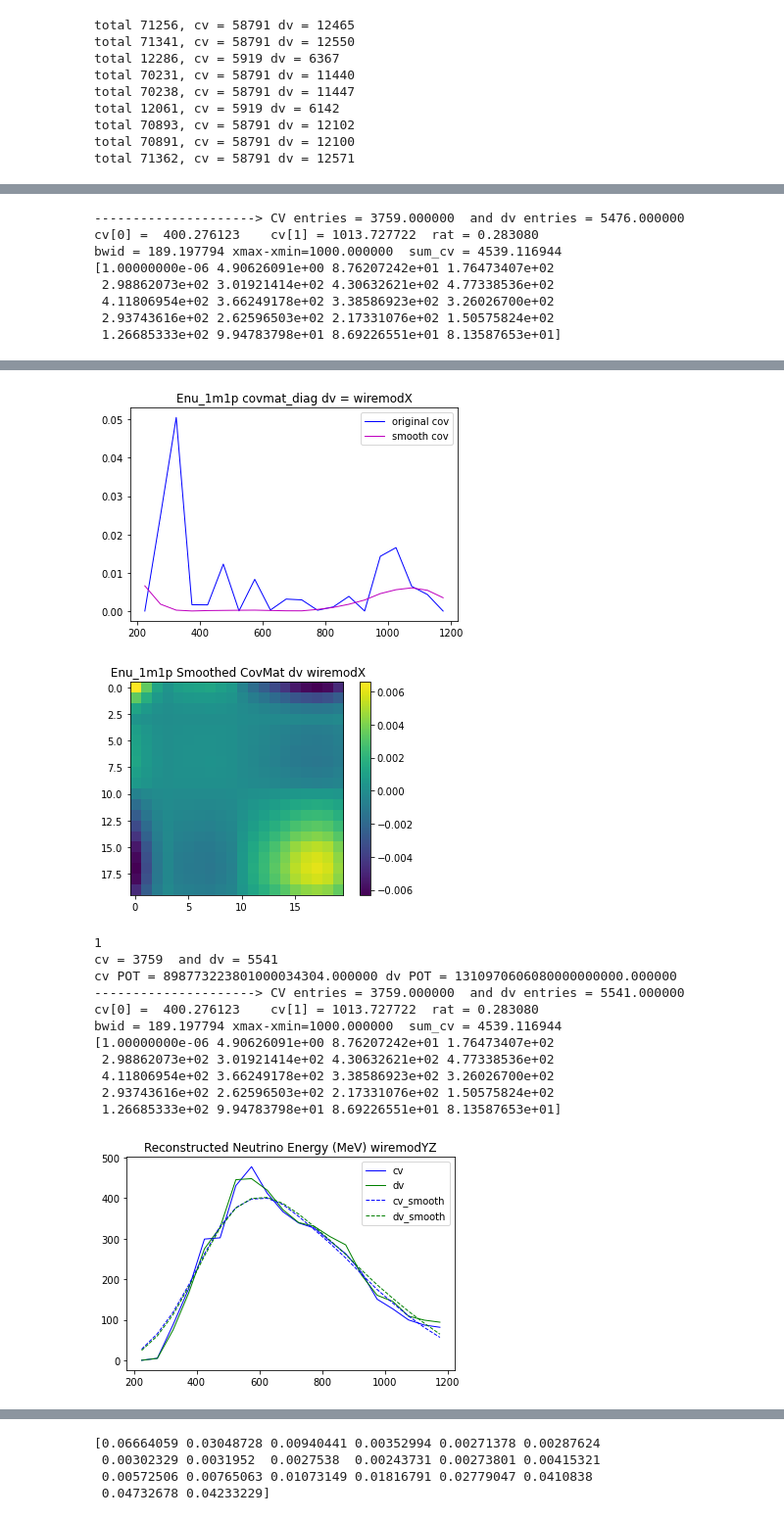
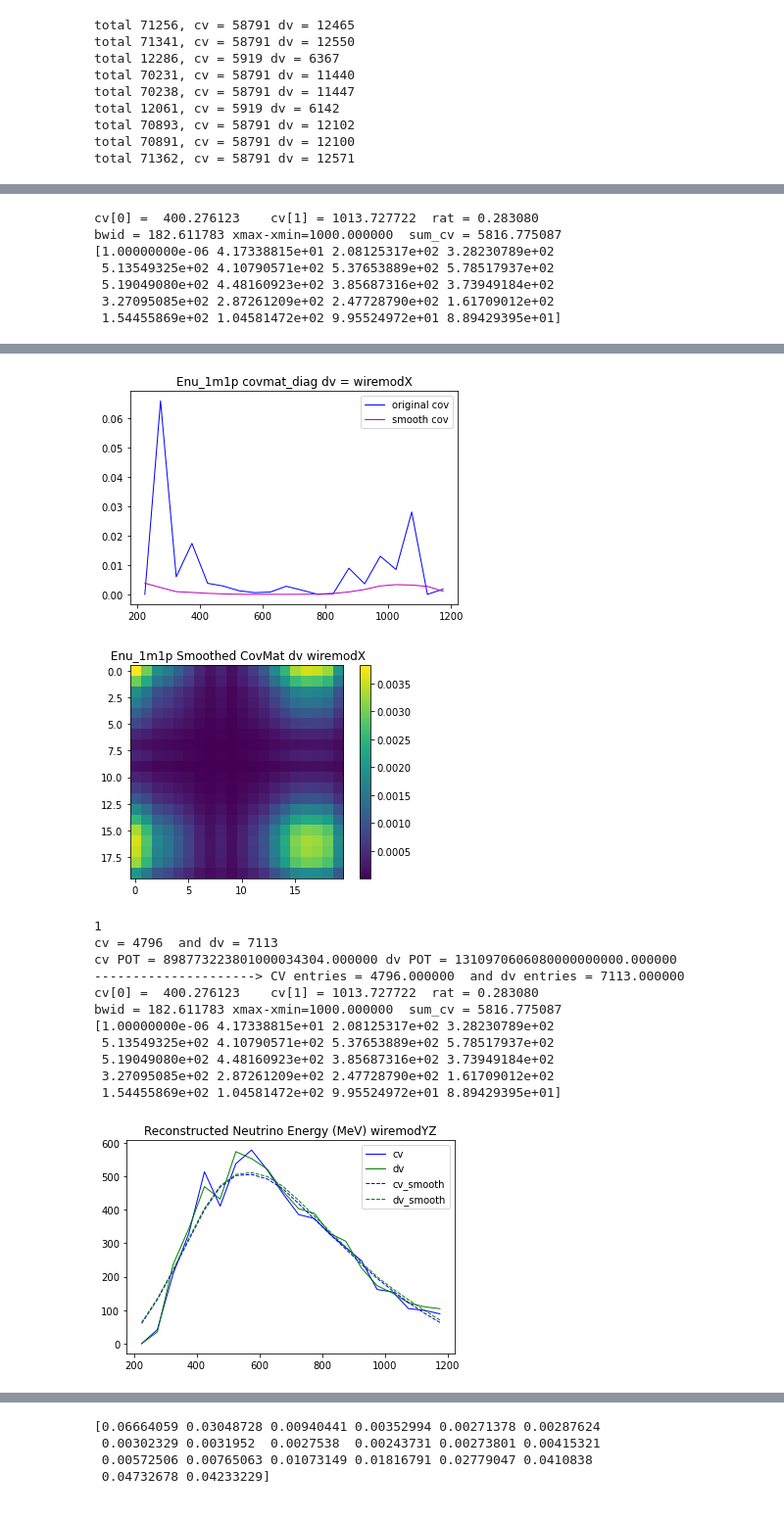
Before and after one commit to LArbys/1L1PSelection, a Jupyter notebook: Notebooks/DetSys.ipynb, the cells around one changed output, grey strips where cells are left out. Shown at 98% size. Drawn from its saved outputs; the diff is of its cells as text; code cells hidden in the pictures.

```diff
--- a/Notebooks/DetSys.ipynb
+++ b/Notebooks/DetSys.ipynb
@@ -29,9 +29,9 @@ Welcome to JupyROOT 6.22/02
 # %%
 datafolder = '../../rootFiles/1mu1p_selection'
 auxfolder = '../aux'
-tag = '2021-03-30'
-plotfolder = '../outputs/PlotDumpsForDavio'+tag
-covfolder = '../outputs/covMatrixForDavio'+tag
+tag = '2021-04-02'
+plotfolder = '../outputs/PlotDumpsComb'+tag
+covfolder = '../outputs/covMatrixComb'+tag
 covtag = 'frac_covar_run3_%s'%tag
 
 
@@ -81,7 +81,7 @@ varListSel = {}
 varListSel['Xreco'] = distVar('Xreco',(15,241.25),14,'Reco Vertex X',datafolder+'/'+covfolder+'/'+covtag+'__x_reco.txt')
 
 
-
+varListSel['sigprobavg'] = distVar('sigprobavg',(0.5,1.0),5,'BDT Average Score',datafolder+'/'+covfolder+'/'+covtag+'__y_reco.txt')
 varListSel['Yreco'] = distVar('Yreco',(-101.5,101.5),14,'Reco Vertex Y',datafolder+'/'+covfolder+'/'+covtag+'__y_reco.txt')
 varListSel['Zreco'] = distVar('Zreco',(15,1021.8),14,'Reco Vertex Z',datafolder+'/'+covfolder+'/'+covtag+'__z_reco.txt')
 varListSel['OpenAng'] = distVar('OpenAng',(.6,2.8),14,'Opening Angle (rads)',datafolder+'/'+covfolder+'/'+covtag+'__openang_reco.txt')
@@ -114,6 +114,3 @@ varListSel['MPID_muon'] = distVar('MPID_muon',(0,1),14,'Muon MPID',datafolder+'/
 varListSel['MPID_proton'] = distVar('MPID_proton',(0,1),14,'Proton MPID',datafolder+'/'+covfolder+'/'+covtag+'__mpid_proton_score.txt')
 varListSel['MPID_gamma'] = distVar('MPID_gamma',(0,1),14,'Gamma MPID',datafolder+'/'+covfolder+'/'+covtag+'__mpid_gamma_score.txt')
 varListSel['MPID_pion'] = distVar('MPID_pion',(0,1),14,'Pion MPID',datafolder+'/'+covfolder+'/'+covtag+'__mpid_pion_score.txt')
-# %%
-for _,dist in varListSel.items(): # loop over all variables
-    print(dist.myname)
@@ -357,6 +336,17 @@ def smooth(cv_list,dv_list,xmin,xmax,dv_name,cv_weights=1,dv_weights=1,ratio=1,n
 
 
     return(smoothCV,smoothDV)
+# %%
+# define cuts
+bdtscore=5
+Ecut = 'Enu_1m1p > 200 and Enu_1m1p<=1200'
+precuts = 'PassPrecuts1m1p==1'
+bdtcuts = ' sigprobavg > .%s'%bdtscore
+morecuts = 'Proton_CosTheta > 0'
+bonuscuts = '(MPID_proton > .9 or Enu_1m1p > 400)'
+#bdtcuts = 'bdt_run3_cosmic < .5 and bdt_run3_nu < .5'
+s_cuts = bonuscuts + ' and ' + Ecut + ' and ' +  bdtcuts + ' and ' +  morecuts + ' and ' +  'isCV ==False'
+s_cuts_cv = bonuscuts + ' and '+ Ecut + ' and ' +  bdtcuts + ' and ' +  morecuts + ' and ' +  'isCV ==True'
 # %%
 run = 'run3'
 f_scaleslist = []
@@ -392,6 +383,7 @@ total 70893, cv = 58791 dv = 12102
 total 70891, cv = 58791 dv = 12100
 total 71362, cv = 58791 dv = 12571
 # %%
+tag = '2021-04-02'
 nbins = 20
 
 if not os.path.exists(plotfolder):
@@ -399,7 +391,10 @@ if not os.path.exists(plotfolder):
 if not os.path.exists(covfolder):
     os.makedirs(covfolder)
 
-histOut = '/home/itran/SLAC_Work/ML/covmat_studies/HistsForCov/numu'
+histOut = '/home/itran/SLAC_Work/ML/covmat_studies/HistsForCov/numu/%s/mu0%d'%(tag,bdtscore)
+if not os.path.exists(histOut):
+    os.makedirs(histOut)
+
 #for dist in varListSel: #[9:10]
 #for _,dist in varListSel.items(): # loop over all variables
 #    var = dist.myname
@@ -409,9 +404,8 @@ for var in (['Enu_1m1p']):#,'Q3_1m1p','Q0_1m1p','Q2_1m1p']):
     plotfolder_tmp = plotfolder+'/'+var
     if not os.path.exists(plotfolder_tmp):
         os.makedirs(plotfolder_tmp)
-        print(plotfolder_tmp)
+
     covfolder_tmp = covfolder+'/'+var
-
     if not os.path.exists(covfolder_tmp):
         os.makedirs(covfolder_tmp)
 #    dist = varListSel['Enu_1m1p']
@@ -467,6 +461,8 @@ for var in (['Enu_1m1p']):#,'Q3_1m1p','Q0_1m1p','Q2_1m1p']):
         h0,_ = np.histogram(var_sys_list,bins=nbins,range=dist.myrange,weights=dv_weights)#cv_scale)
         bincenters = np.diff(binedges)/2 + binedges[:-1]
         h0 = h0 *ratio
+        np.save('%s/1Dhist_Enu_1m1p_run3_%s_CV_reg.npy'%(histOut,names[sysi]), hCV)
+        np.save('%s/1Dhist_Enu_1m1p_run3_%s_DV_reg.npy'%(histOut,names[sysi]),h0)
 
 
         print('--------------------------  Hi There --------------------')
@@ -549,8 +545,7 @@ cv POT = 898773223801000034304.000000 dv POT = 1309153192370000101376.000000
----------------------> CV entries = 3759.000000  and dv entries = 5476.000000
 cv[0] =  400.276123    cv[1] = 1013.727722  rat = 0.283080
-bwid = 189.197794 xmax-xmin=1000.000000  sum_cv = 4539.116944
-[1.00000000e-06 4.90626091e+00 8.76207242e+01 1.76473407e+02
- 2.98862073e+02 3.01921414e+02 4.30632621e+02 4.77338536e+02
- 4.11806954e+02 3.66249178e+02 3.38586923e+02 3.26026700e+02
- 2.93743616e+02 2.62596503e+02 2.17331076e+02 1.50575824e+02
- 1.26685333e+02 9.94783798e+01 8.69226551e+01 8.13587653e+01]
+bwid = 182.611783 xmax-xmin=1000.000000  sum_cv = 5816.775087
+[1.00000000e-06 4.17338815e+01 2.08125317e+02 3.28230789e+02
+ 5.13549325e+02 4.10790571e+02 5.37653889e+02 5.78517937e+02
+ 5.19049080e+02 4.48160923e+02 3.85687316e+02 3.73949184e+02
+ 3.27095085e+02 2.87261209e+02 2.47728790e+02 1.61709012e+02
+ 1.54455869e+02 1.04581472e+02 9.95524972e+01 8.89429395e+01]
@@ -574,14 +569,14 @@ Enu_1m1p [0.00000000e+00 2.49679068e-02 5.05503271e-02 1.65112816e-03
-[figure, old version]
+[figure, new version]
-[figure, old version]
+[figure, new version]
 1
-cv = 3759  and dv = 5541
+cv = 4796  and dv = 7113
 cv POT = 898773223801000034304.000000 dv POT = 1310970606080000000000.000000
----------------------> CV entries = 3759.000000  and dv entries = 5541.000000
+---------------------> CV entries = 4796.000000  and dv entries = 7113.000000
 cv[0] =  400.276123    cv[1] = 1013.727722  rat = 0.283080
-bwid = 189.197794 xmax-xmin=1000.000000  sum_cv = 4539.116944
-[1.00000000e-06 4.90626091e+00 8.76207242e+01 1.76473407e+02
- 2.98862073e+02 3.01921414e+02 4.30632621e+02 4.77338536e+02
- 4.11806954e+02 3.66249178e+02 3.38586923e+02 3.26026700e+02
- 2.93743616e+02 2.62596503e+02 2.17331076e+02 1.50575824e+02
- 1.26685333e+02 9.94783798e+01 8.69226551e+01 8.13587653e+01]
+bwid = 182.611783 xmax-xmin=1000.000000  sum_cv = 5816.775087
+[1.00000000e-06 4.17338815e+01 2.08125317e+02 3.28230789e+02
+ 5.13549325e+02 4.10790571e+02 5.37653889e+02 5.78517937e+02
+ 5.19049080e+02 4.48160923e+02 3.85687316e+02 3.73949184e+02
+ 3.27095085e+02 2.87261209e+02 2.47728790e+02 1.61709012e+02
+ 1.54455869e+02 1.04581472e+02 9.95524972e+01 8.89429395e+01]
-[figure, old version]
+[figure, new version]
```
Also changed, not shown: parts of 10 cells of this notebook, 1 other file.
